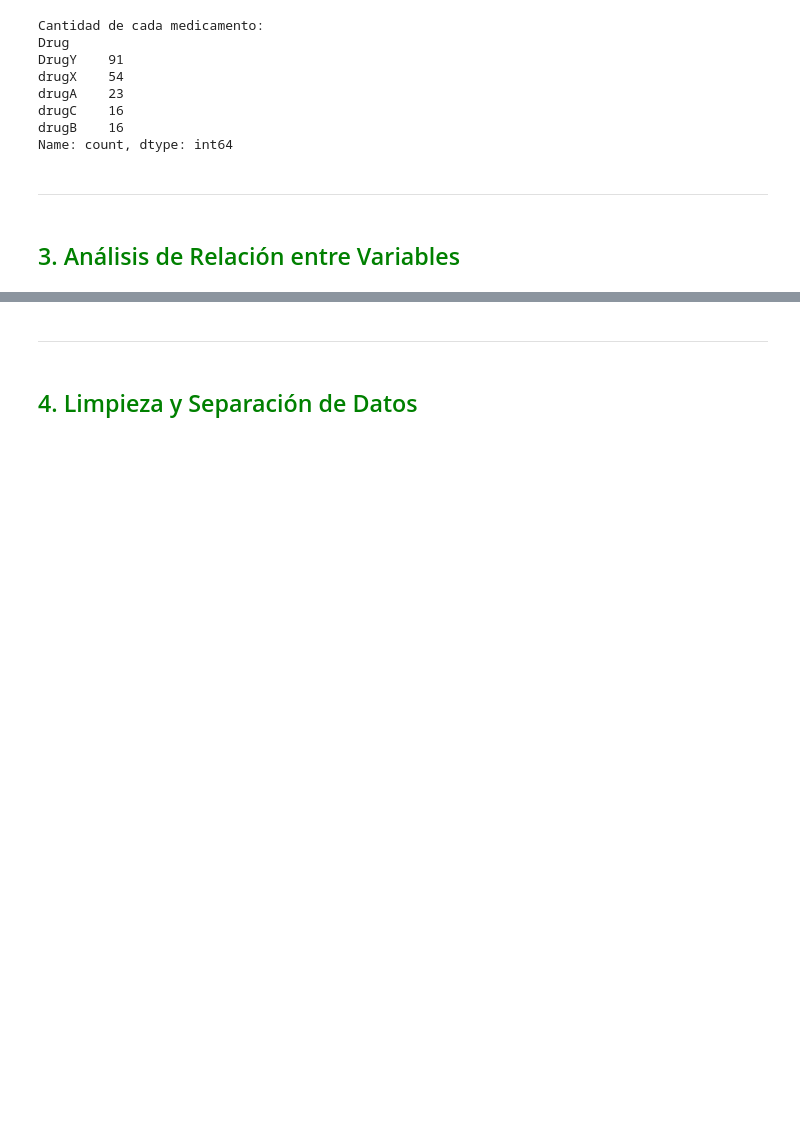
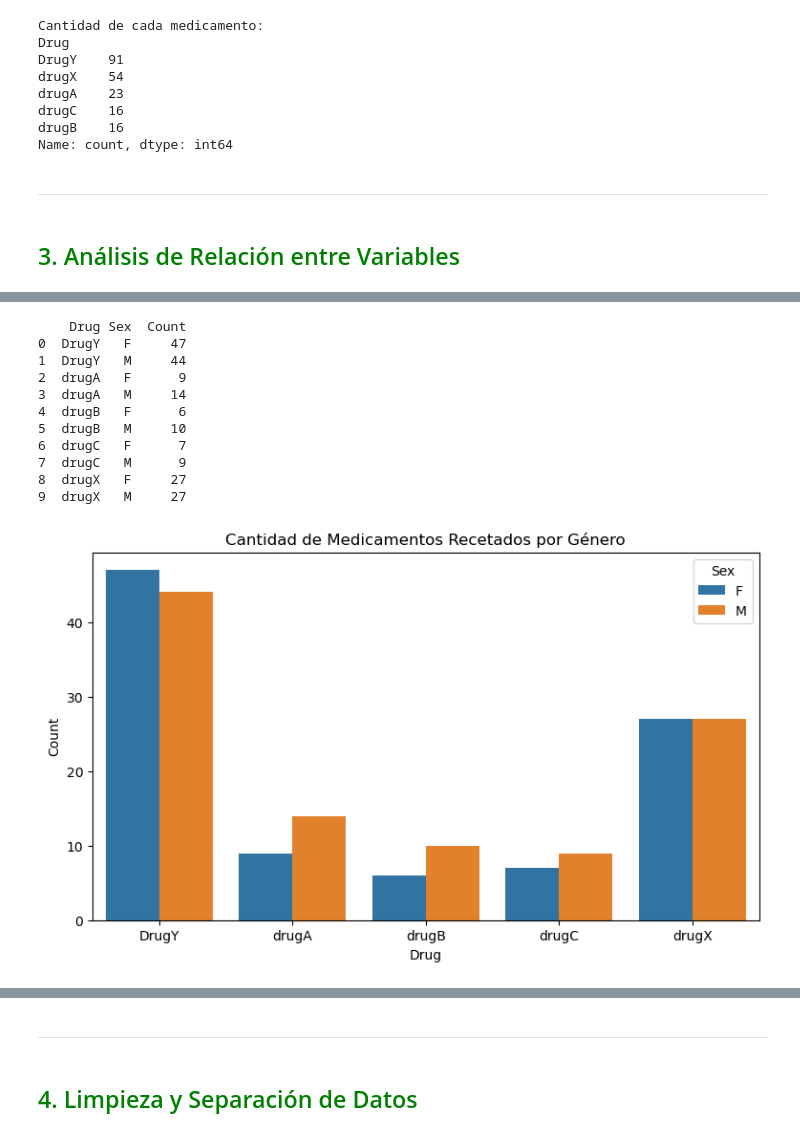
Before and after one commit to karolm0406/karolm0406-6IV8_HerreraMacedoKarol_AD, a Jupyter notebook: ElementosBasicosEstadistica/Cap3_plantilla.ipynb, the cells around one changed output, grey strips where cells are left out. Saved outputs shown, nothing was run; the diff lists cells and outputs as text; code cells hidden in the pictures; blank space fills up the shorter version.

```diff
--- a/ElementosBasicosEstadistica/Cap3_plantilla.ipynb
+++ b/ElementosBasicosEstadistica/Cap3_plantilla.ipynb
@@ -148,7 +159,29 @@ Name: count, dtype: int64
 # %%
 # Grafica la relación entre el el Género y los Medicamentos 💊 que se les da
 #Primero armar una tablita para poder graficarlas
 
+# Agrupamos por Drug y Sex
+df_Sex_Drug = df.groupby(["Drug", "Sex"]).size().reset_index(name="Count")
+print(df_Sex_Drug)
+
 #Grafica la tablita anterior con una gráfica de barras
+plt.figure(figsize=(9, 5))
+sns.barplot(data=df_Sex_Drug, x="Drug", y="Count", hue="Sex")
+
+plt.title("Cantidad de Medicamentos Recetados por Género")
+plt.show()
+# %% [output]
+    Drug Sex  Count
+0  DrugY   F     47
+1  DrugY   M     44
+2  drugA   F      9
+3  drugA   M     14
+4  drugB   F      6
+5  drugB   M     10
+6  drugC   F      7
+7  drugC   M      9
+8  drugX   F     27
+9  drugX   M     27
+[figure, added]
 # %%
 # Grafica la relación entre la Presión Sanguínea y los Medicamentos 💊
```
Also changed, not shown: parts of 12 cells of this notebook.
